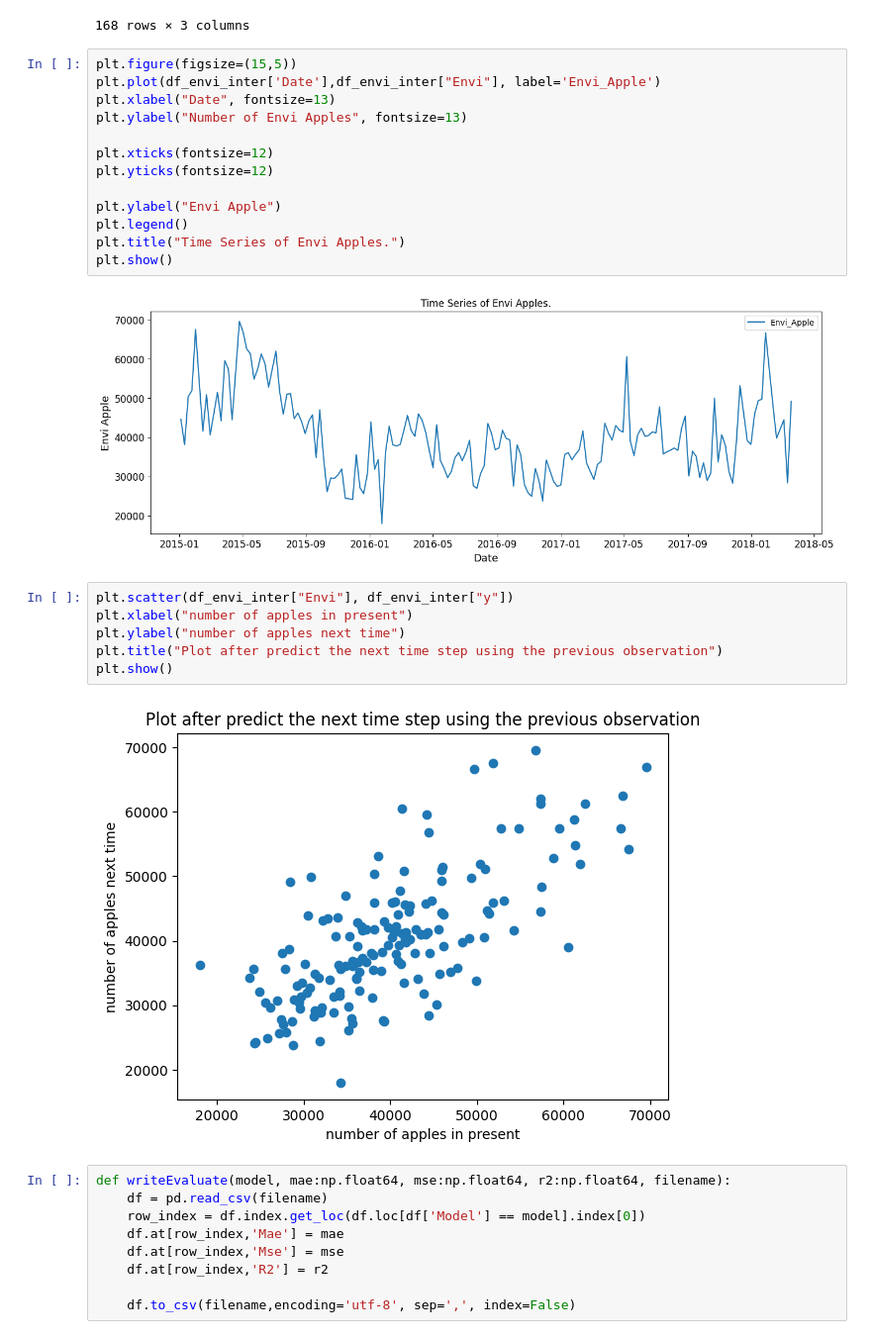
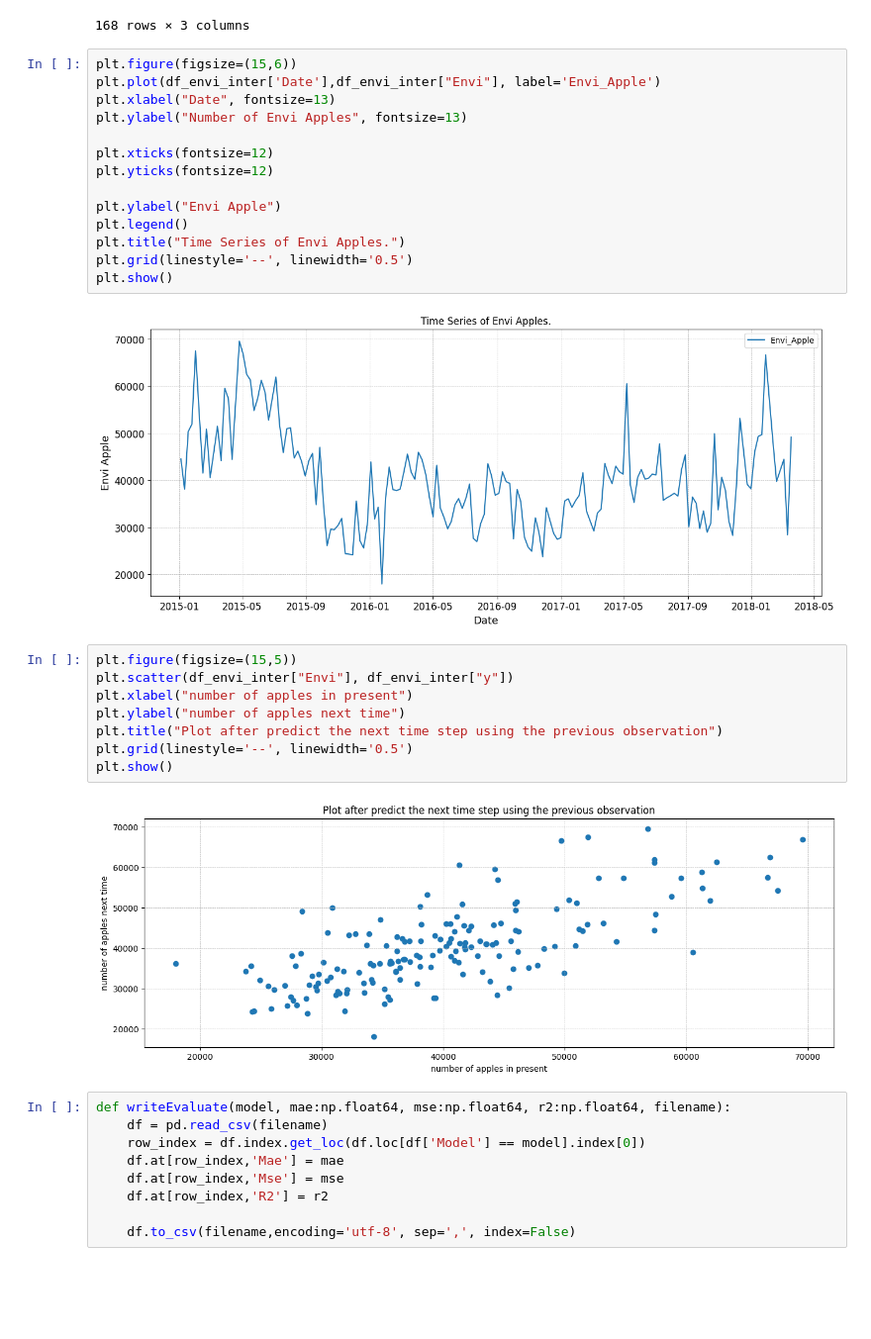
Before and after one commit to OatKID/RegressionMiniProject, a Jupyter notebook: algorithm/Envi/1_predict_1/gradientBoosting_regression.ipynb, the cells around one changed output. Shown at 99% size. Cells and saved outputs as stored; diff of their text form; blank space fills up the shorter version.

```diff
--- a/algorithm/Envi/1_predict_1/gradientBoosting_regression.ipynb
+++ b/algorithm/Envi/1_predict_1/gradientBoosting_regression.ipynb
@@ -55,28 +55,31 @@ df_envi_inter
 | 167 | 2018-03-18 | 49145 | 40362.0 |
 168 rows × 3 columns
 # %%
-plt.figure(figsize=(15,5))
+plt.figure(figsize=(15,6))
 plt.plot(df_envi_inter['Date'],df_envi_inter["Envi"], label='Envi_Apple')
 plt.xlabel("Date", fontsize=13)
 plt.ylabel("Number of Envi Apples", fontsize=13)
 
 plt.xticks(fontsize=12)
 plt.yticks(fontsize=12)
 
 plt.ylabel("Envi Apple")
 plt.legend()
 plt.title("Time Series of Envi Apples.")
+plt.grid(linestyle='--', linewidth='0.5')
 plt.show()
 # %% [output]
-[figure, old version]
+[figure, new version]
 # %%
+plt.figure(figsize=(15,5))
 plt.scatter(df_envi_inter["Envi"], df_envi_inter["y"])
 plt.xlabel("number of apples in present")
 plt.ylabel("number of apples next time")
 plt.title("Plot after predict the next time step using the previous observation")
+plt.grid(linestyle='--', linewidth='0.5')
 plt.show()
 # %% [output]
-[figure, old version]
+[figure, new version]
 # %%
 def writeEvaluate(model, mae:np.float64, mse:np.float64, r2:np.float64, filename):
     df = pd.read_csv(filename)
```
Also changed, not shown: parts of 1 cell of this notebook, 2 other files.
